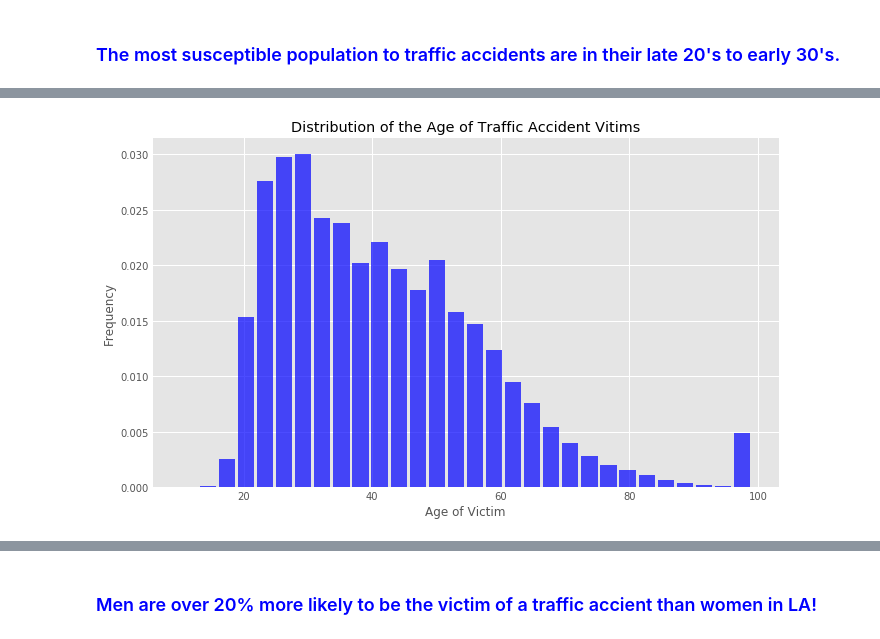
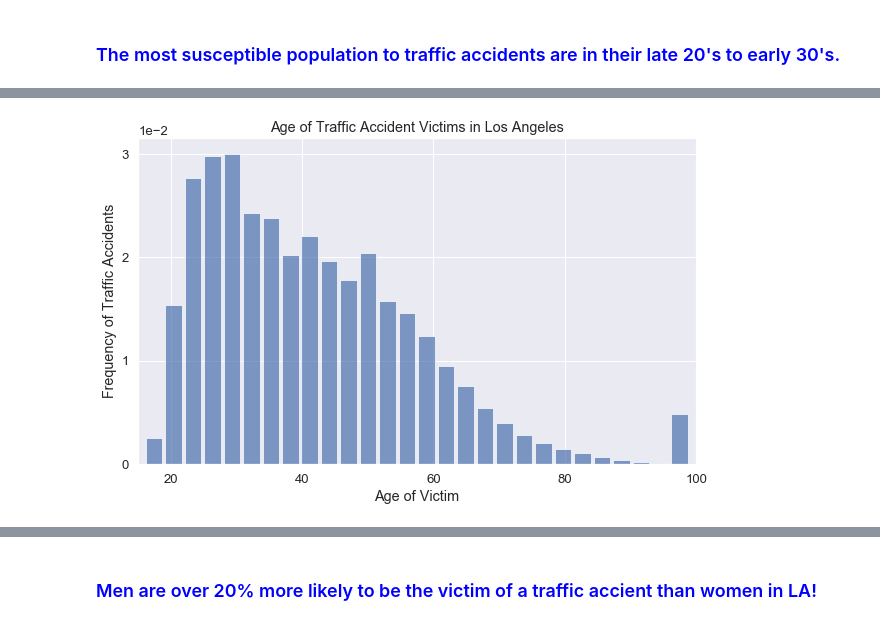
Before and after one commit to Nlaurita/Analysis_of_LA_Traffic_Collisions, a Jupyter notebook: LA Collision Analysis.ipynb, the cells around one changed output, grey strips where cells are left out. Cells and saved outputs as stored; diff of their text form; code cells hidden in the pictures.

```diff
--- a/LA Collision Analysis.ipynb
+++ b/LA Collision Analysis.ipynb
@@ -35,20 +109,21 @@ collision_df.head(10)
 # %%
-#---Lets start by asking the obvious question, when do accidents in LA occur?---#
+#---Lets start by asking the obvious question, what times do accidents in LA occur?---#
 
-time_occurred_df = collision_df[['time_occurred']]
+#---Set Seaborn style & font size---#
+sns.set_style('darkgrid', {'xtick.bottom': True, 'ytick.left': True})
+sns.set(font_scale=1.3)
 
 plt.figure(figsize=(10,6))
 plt.hist(collision_df.time_occurred, bins=24, color='b', alpha=0.7, rwidth=0.85, density=True)
-xmin, xmax = plt.xlim()
+ax = plt.subplot()
+ax.set_yticks([0, 0.0003, 0.0006])
+ax.set_xticks([0, 600, 1200, 1800, 2400])
+ax.set_xticklabels(['12:00 AM', '6:00 AM', '12:00 PM', '6:00 PM', '12:00 AM'])
+ax.ticklabel_format(axis='y', style='scientific', scilimits=(0,0))
+plt.xlim(-50, 2450)
 plt.xlabel(f'Time of Day')
-plt.ylabel('Frequency')
+plt.ylabel('Frequency of Traffic Accidents')
 plt.title(f'Occurance of Daily Traffic Accidents in Los Angeles')
-plt.style.use('ggplot')
 plt.show()
-
-print(time_occurred_df.mode())
-
-#---Not surprisingly, the average and median times are in the middle of the day---#
-#avg_collision_time = collision_df['time_occurred'].mean()
-#median_collision_time = collision_df['time_occurred'].median()
+plt.close('all')
 # %% [output]
@@ -59,8 +134,6 @@ print(time_occurred_df.mode())
 ### <font color=blue>The most susceptible population to traffic accidents are in their late 20's to early 30's. </font>
 # %%
 #---What are the ages of victims of traffic accident in LA?---#
-
-victim_age_df = time_occurred_df = collision_df[['victim_age']]
 
 #---The average is between 41 and 42 years old---#
 avg_victim_age = collision_df['victim_age'].mean()
@@ -70,10 +143,14 @@ mode_vitim_age = victim_age_df.mode()
 
 plt.figure(figsize=(10,6))
 plt.hist(collision_df.victim_age, bins=30, color='b', alpha=0.7, rwidth=0.85, density=True)
-xmin, xmax = plt.xlim()
+ax = plt.subplot()
+ax.set_yticks([0, 0.01, 0.02, 0.03])
+ax.set_xticks([0, 20, 40, 60, 80, 100])
+ax.ticklabel_format(axis='y', style='scientific', scilimits=(0,0))
+plt.xlim(15, 100)
 plt.xlabel(f'Age of Victim')
-plt.ylabel('Frequency')
-plt.title(f'Distribution of the Age of Traffic Accident Vitims')
-plt.style.use('ggplot')
+plt.ylabel('Frequency of Traffic Accidents')
+plt.title(f'Age of Traffic Accident Victims in Los Angeles')
 plt.show()
+plt.close('all')
 # %% [output]
@@ -80 +159 @@ plt.show()
-[figure, old version]
+[figure, new version]
```
Also changed, not shown: parts of 24 cells of this notebook, 2 other files.
